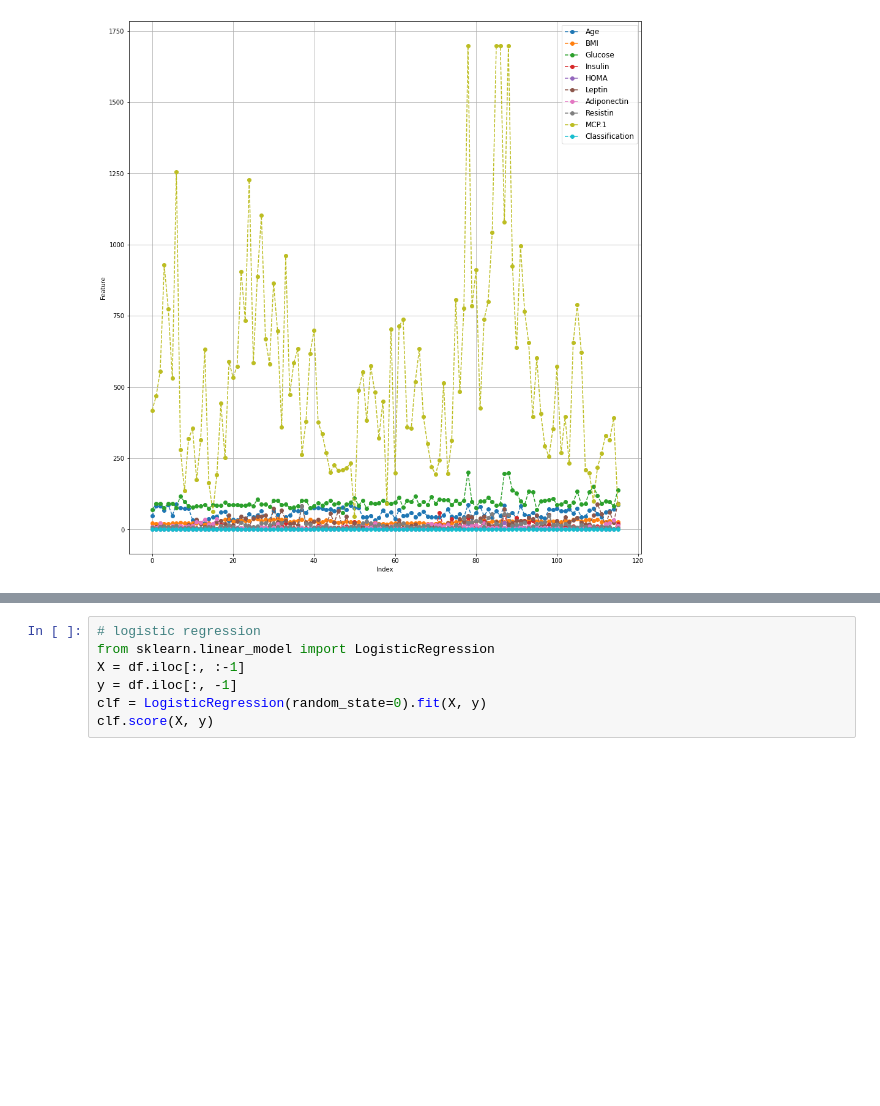
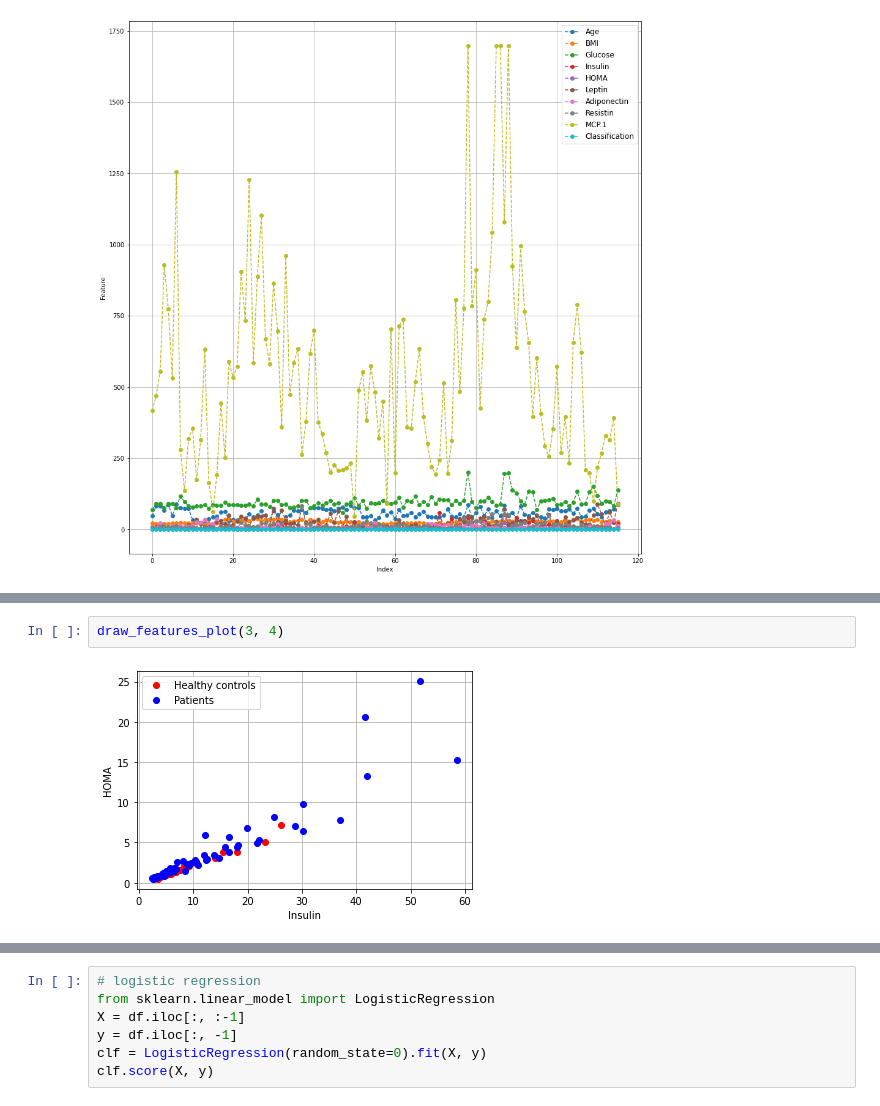
Before and after one commit to zahrasalarian/Artificial-Intelligence-in-Medicine-Projects, a Jupyter notebook: p1/main.ipynb, the cells around one changed output, grey strips where cells are left out. Drawn from its saved outputs; the diff is of its cells as text; blank space fills up the shorter version.

```diff
--- a/p1/main.ipynb
+++ b/p1/main.ipynb
@@ -42,0 +42,4 @@ plt.show()
+# %%
+draw_features_plot(3, 4)
+# %% [output]
+[figure, added]
```
Also changed, not shown: parts of 6 cells of this notebook, 1 other file.
